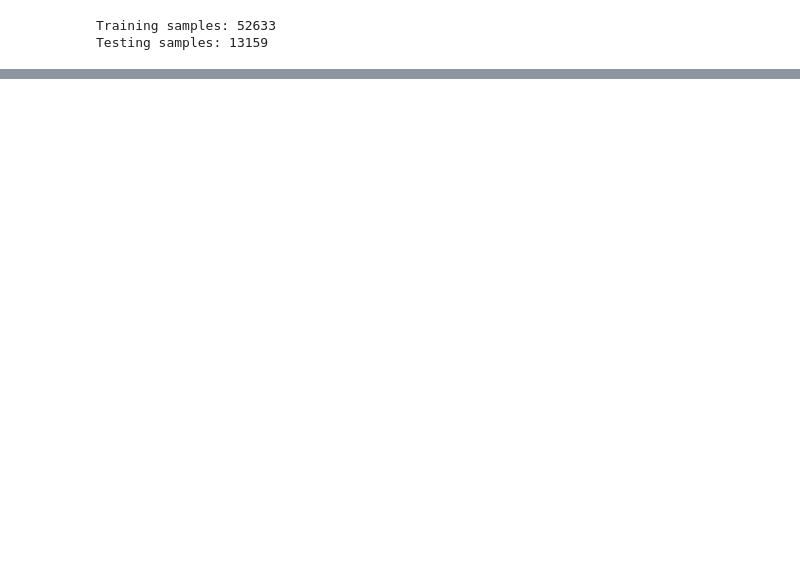
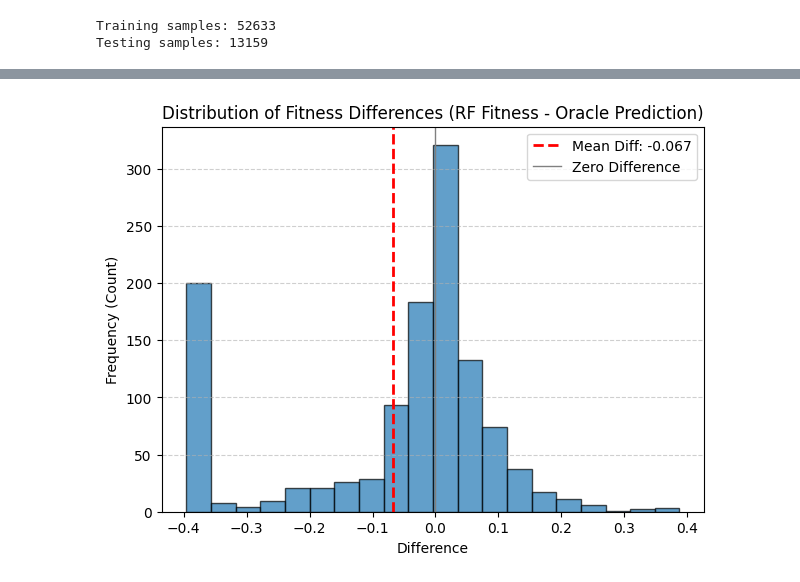
Before and after one commit to meier108/PracticalWork, a Jupyter notebook: RandomForest.ipynb, the cells around one changed output, grey strips where cells are left out. Saved outputs shown, nothing was run; the diff lists cells and outputs as text; code cells hidden in the pictures; blank space fills up the shorter version.

```diff
--- a/RandomForest.ipynb
+++ b/RandomForest.ipynb
@@ -47,0 +74,28 @@ Prediction for sample [0, 0, 0, 0, 0, 0, 0, 0]: [0.55352317]
+# %%
+# load random part of the data for RF training
+df = pd.read_csv('tf_bind_8-SIX6_REF_R1/dataset.csv')
+df = df.sample(frac=0.3, random_state=SEED)  # use 30% of the data
+x = df.iloc[:, :-2].values
+y = df.iloc[:, -1].values
+
+
+# one hot encode the sequences
+x_tensor = tf.one_hot(x, depth=4)
+x = x_tensor.numpy()
+
+X_flattened = x.reshape((x.shape[0], -1))
+#print(X_flattened)
+
+train_x_rf, x_test, train_y_rf, y_test = train_test_split(X_flattened, y, test_size=0.1, random_state=SEED)
+
+
+# initialize random Forest
+rf = RandomForestRegressor(n_estimators=100, random_state=SEED)
+def train_rf(rf, train_x, train_y):
+    rf.fit(train_x, train_y)
+    # evaluate RF
+    y_pred_rf = rf.predict(x_test)
+    r2_rf = r2_score(y_test, y_pred_rf)
+    mse_rf = mean_squared_error(y_test, y_pred_rf)
+    print(f'RF R2 Score: {r2_rf}; MSE: {mse_rf}')
+train_rf(rf, train_x_rf, train_y_rf)
@@ -47,0 +192,18 @@ Prediction for sample [0, 0, 0, 0, 0, 0, 0, 0]: [0.55352317]
+# %%
+df_sequences['difference'] = df_sequences['rf_fitness'] - df_sequences['oracle_prediction']
+
+plt.figure(figsize=(7, 5))
+plt.hist(df_sequences['difference'], bins=20, edgecolor='black', alpha=0.7)
+
+mean_diff = df_sequences['difference'].mean()
+plt.axvline(mean_diff, color='r', linestyle='dashed', linewidth=2, label=f'Mean Diff: {mean_diff:.3f}')
+plt.axvline(0, color='gray', linestyle='-', linewidth=1, label='Zero Difference')
+
+plt.title('Distribution of Fitness Differences (RF Fitness - Oracle Prediction)')
+plt.xlabel('Difference')
+plt.ylabel('Frequency (Count)')
+plt.legend()
+plt.grid(axis='y', linestyle='--', alpha=0.6)
+plt.show()
+# %% [output]
+[figure, added]
```
Also changed, not shown: parts of 11 cells of this notebook, 7 other files.
